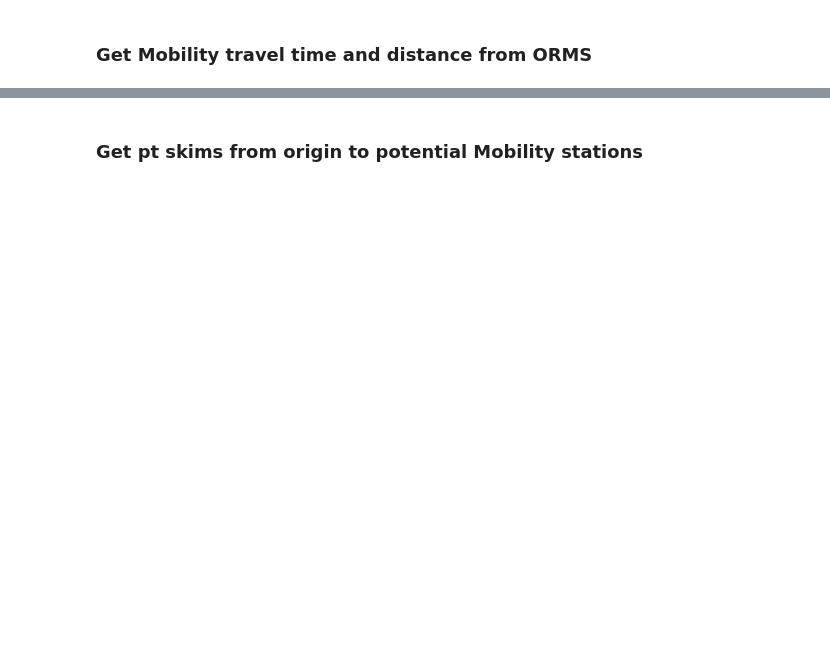
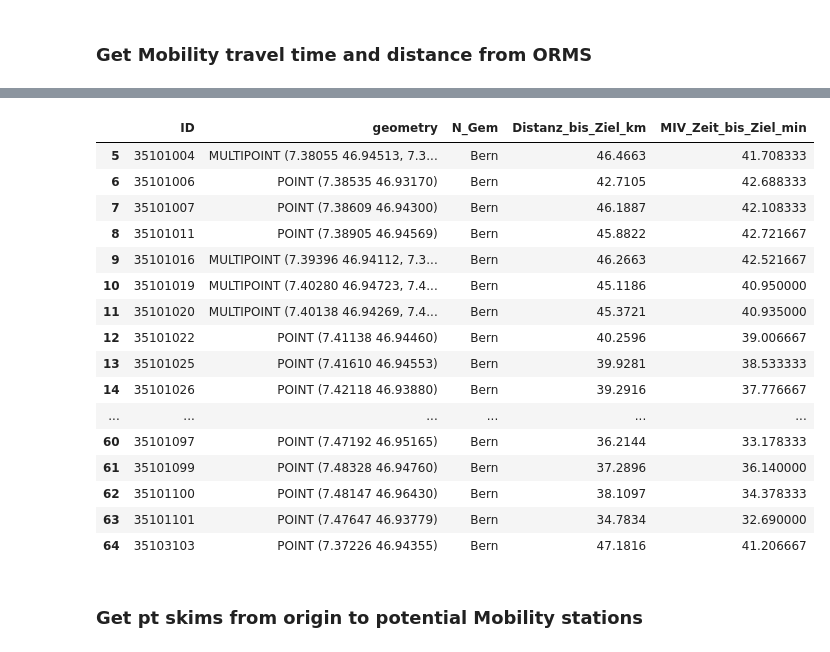
Before and after one commit to jlieberherr/mobility-station-finder, a Jupyter notebook: mobility-station-finder.ipynb, the cells around one changed output, grey strips where cells are left out. Drawn from its saved outputs; the diff is of its cells as text; code cells hidden in the pictures; blank space fills up the shorter version.

```diff
--- a/mobility-station-finder.ipynb
+++ b/mobility-station-finder.ipynb
@@ -231,5 +210,5 @@ potential_mobility_stations.loc[[1041]]
 # %% [markdown]
 ### Get Mobility travel time and distance from ORMS
 # %%
-potential_mobility_stations_list = list(potential_mobility_stations[["geometry"]].to_records())
+list_npvm_zones_with_potential_mobility_station = list(gdf_npvm_zones_with_potential_mobility_station.to_records())
 # %%
@@ -241,11 +220,12 @@ potential_mobility_stations_list[:3]
 # %%
 coords_str = "{},{}".format(dest_point.x, dest_point.y)
-for pot_mob_st in potential_mobility_stations_list:
-    coords_str += ";{},{}".format(pot_mob_st[1].x, pot_mob_st[1].y)
+for pot_mob_st in list_npvm_zones_with_potential_mobility_station:
+    center = pot_mob_st[2].centroid
+    coords_str += ";{},{}".format(center.x, center.y)
 url = "https://router.project-osrm.org/table/v1/driving/{}?destinations=0&annotations=duration,distance".format(coords_str)
 # %%
 res = requests.get(url).json()
 # %%
-distances = res["distances"][1:]
-durations = res["durations"][1:]
+road_distances_from_npvm_zones_with_potential_mobility_station_to_dest_per_npvm_zone_id = {x[1]: res["distances"][x[0] + 1][0] for x in list_npvm_zones_with_potential_mobility_station}
+road_durations_from_npvm_zones_with_potential_mobility_station_to_dest_per_npvm_zone_id = {x[1]: res["durations"][x[0] + 1][0] for x in list_npvm_zones_with_potential_mobility_station}
 # %%
@@ -264,0 +237,8 @@ durations[:5]
+# %%
+pd_distances = pd.DataFrame(list(road_distances_from_npvm_zones_with_potential_mobility_station_to_dest_per_npvm_zone_id.items()), columns=["ID", "MIV_Distanz_bis_Ziel_km"])
+pd_distances["MIV_Distanz_bis_Ziel_km"] = pd_distances["MIV_Distanz_bis_Ziel_km"] / 1000.0
+pd_durations= pd.DataFrame(list(road_durations_from_npvm_zones_with_potential_mobility_station_to_dest_per_npvm_zone_id.items()), columns=["ID", "MIV_Zeit_bis_Ziel_min"])
+pd_durations["MIV_Zeit_bis_Ziel_min"] = pd_durations["MIV_Zeit_bis_Ziel_min"] / 60.0
+
+gdf_npvm_zones_with_potential_mobility_station_distance_duration_to_orig = pd.merge(gdf_npvm_zones_with_potential_mobility_station, pd_dist, on=["ID"])
+gdf_npvm_zones_with_potential_mobility_station_distance_duration_to_orig = pd.merge(gdf_npvm_zones_with_potential_mobility_station_distance_duration_to_orig, pd_durations, on=["ID"])
@@ -265,3 +273,23 @@ durations[:5]
+# %%
+gdf_npvm_zones_with_potential_mobility_station_distance_duration_to_orig[gdf_npvm_zones_with_potential_mobility_station_distance_duration_to_orig.N_Gem == "Bern"]
+# %% [output]
+|  | ID | geometry | N_Gem | Distanz_bis_Ziel_km | MIV_Zeit_bis_Ziel_min |
+| 5 | 35101004 | MULTIPOINT (7.38055 46.94513, 7.3... | Bern | 46.4663 | 41.708333 |
+| 6 | 35101006 | POINT (7.38535 46.93170) | Bern | 42.7105 | 42.688333 |
+| 7 | 35101007 | POINT (7.38609 46.94300) | Bern | 46.1887 | 42.108333 |
+| 8 | 35101011 | POINT (7.38905 46.94569) | Bern | 45.8822 | 42.721667 |
+| 9 | 35101016 | MULTIPOINT (7.39396 46.94112, 7.3... | Bern | 46.2663 | 42.521667 |
+| 10 | 35101019 | MULTIPOINT (7.40280 46.94723, 7.4... | Bern | 45.1186 | 40.950000 |
+| 11 | 35101020 | MULTIPOINT (7.40138 46.94269, 7.4... | Bern | 45.3721 | 40.935000 |
+| 12 | 35101022 | POINT (7.41138 46.94460) | Bern | 40.2596 | 39.006667 |
+| 13 | 35101025 | POINT (7.41610 46.94553) | Bern | 39.9281 | 38.533333 |
+| 14 | 35101026 | POINT (7.42118 46.93880) | Bern | 39.2916 | 37.776667 |
+| ... | ... | ... | ... | ... | ... |
+| 60 | 35101097 | POINT (7.47192 46.95165) | Bern | 36.2144 | 33.178333 |
+| 61 | 35101099 | POINT (7.48328 46.94760) | Bern | 37.2896 | 36.140000 |
+| 62 | 35101100 | POINT (7.48147 46.96430) | Bern | 38.1097 | 34.378333 |
+| 63 | 35101101 | POINT (7.47647 46.93779) | Bern | 34.7834 | 32.690000 |
+| 64 | 35103103 | POINT (7.37226 46.94355) | Bern | 47.1816 | 41.206667 |
 # %% [markdown]
 ### Get pt skims from origin to potential Mobility stations
 # %%
```
Also changed, not shown: parts of 64 cells of this notebook.
